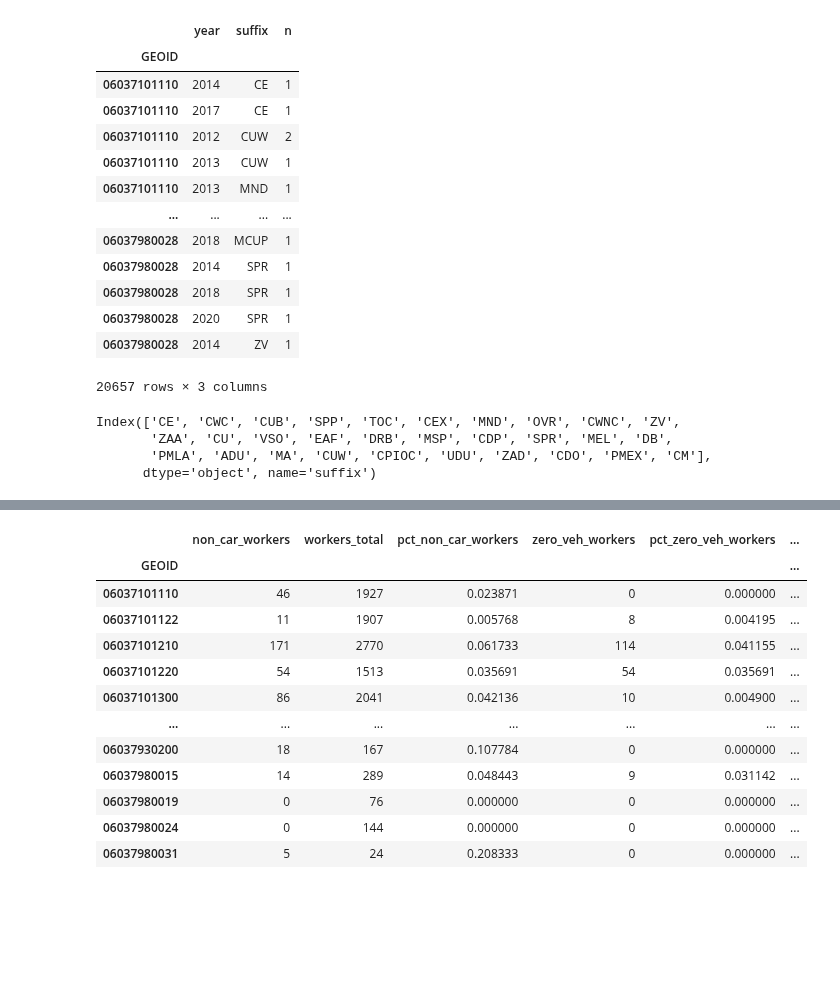
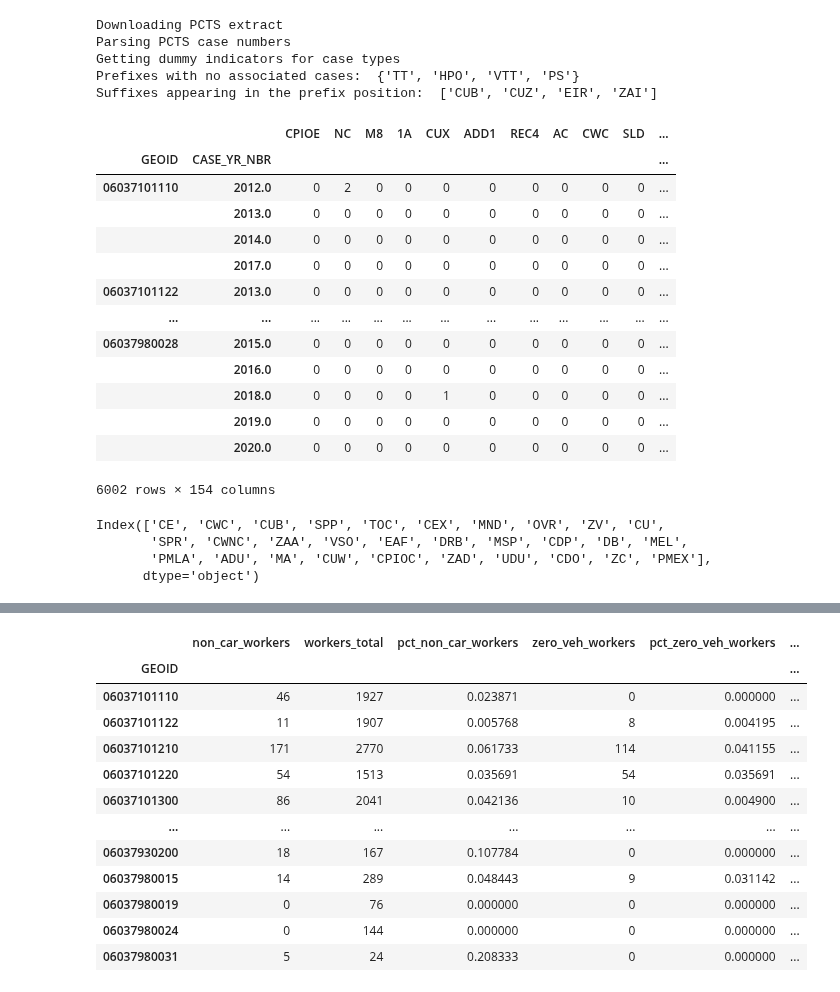
Before and after one commit to CityOfLosAngeles/planning-entitlements, a Jupyter notebook: notebooks/D2-entitlement-regression.ipynb, the cells around one changed output, grey strips where cells are left out. Saved outputs shown, nothing was run; the diff lists cells and outputs as text; code cells hidden in the pictures; blank space fills up the shorter version.

```diff
--- a/notebooks/D2-entitlement-regression.ipynb
+++ b/notebooks/D2-entitlement-regression.ipynb
@@ -47,3 +28,12 @@ suffix_counts = (all_suffixes
+# %%
+pcts = pcts_census_utils.subset_pcts(get_dummies=True, verbose=True)
+pcts = pcts_census_utils.drop_child_cases(pcts, keep_child_entitlements=True)
+# %% [output]
+Downloading PCTS extract
+Parsing PCTS case numbers
+Getting dummy indicators for case types
+Prefixes with no associated cases:  {'TT', 'HPO', 'VTT', 'PS'}
+Suffixes appearing in the prefix position:  ['CUB', 'CUZ', 'EIR', 'ZAI']
 # %%
 # Associate each PCTS entitlement case with a census tract:
 pcts = pcts.merge(
@@ -71,10 +44,9 @@ pcts_suffixes = pcts_suffixes.melt(
 # %%
 # Drop some cases which are region-wide, touching thousands of parcels,
 # or should otherwise be ignored.
-pcts_suffixes = pcts_suffixes[
-    ~pcts_suffixes.suffix.isin(("CPU", "CA", "SP", "SN", "ICO", "HPOZ", "HD", "FH"))
-]
+ignore = ["CPU", "CA", "SP", "SN", "ICO", "HPOZ", "HD"]
+pcts = pcts.drop(columns=ignore)
 # %%
-big_cases = pcts_suffixes.CASE_ID.value_counts()
+big_cases = pcts.CASE_ID.value_counts()
 big_cases = big_cases[big_cases > 10]
-pcts_suffixes = pcts_suffixes[~pcts_suffixes.CASE_ID.isin(big_cases.index)]
+pcts = pcts[~pcts.CASE_ID.isin(big_cases.index)]
@@ -81,3 +55,26 @@ pcts_suffixes = pcts_suffixes[~pcts_suffixes.CASE_ID.isin(big_cases.index)]
+# %%
+entitlement_counts = (pcts
+    [["GEOID", "CASE_YR_NBR"] + suffixes]
+    .astype({c: "Int64" for c in suffixes})
+    .groupby(["GEOID", "CASE_YR_NBR"])
+    .sum()
+)
+entitlement_counts
+# %% [output]
+|  |  | CPIOE | NC | M8 | 1A | CUX | ADD1 | REC4 | AC | CWC | SLD | ... |
+| GEOID | CASE_YR_NBR |  |  |  |  |  |  |  |  |  |  | ... |
+| 06037101110 | 2012.0 | 0 | 2 | 0 | 0 | 0 | 0 | 0 | 0 | 0 | 0 | ... |
+|  | 2013.0 | 0 | 0 | 0 | 0 | 0 | 0 | 0 | 0 | 0 | 0 | ... |
+|  | 2014.0 | 0 | 0 | 0 | 0 | 0 | 0 | 0 | 0 | 0 | 0 | ... |
+|  | 2017.0 | 0 | 0 | 0 | 0 | 0 | 0 | 0 | 0 | 0 | 0 | ... |
+| 06037101122 | 2013.0 | 0 | 0 | 0 | 0 | 0 | 0 | 0 | 0 | 0 | 0 | ... |
+| ... | ... | ... | ... | ... | ... | ... | ... | ... | ... | ... | ... | ... |
+| 06037980028 | 2015.0 | 0 | 0 | 0 | 0 | 0 | 0 | 0 | 0 | 0 | 0 | ... |
+|  | 2016.0 | 0 | 0 | 0 | 0 | 0 | 0 | 0 | 0 | 0 | 0 | ... |
+|  | 2018.0 | 0 | 0 | 0 | 0 | 1 | 0 | 0 | 0 | 0 | 0 | ... |
+|  | 2019.0 | 0 | 0 | 0 | 0 | 0 | 0 | 0 | 0 | 0 | 0 | ... |
+|  | 2020.0 | 0 | 0 | 0 | 0 | 0 | 0 | 0 | 0 | 0 | 0 | ... |
+6002 rows × 154 columns
 # %%
 # Our first pass at analyzing entitlements is to count the number
 # of cases for each census tract, to see which kinds of entitlements
@@ -92,21 +90,4 @@ entitlement_counts = entitlement_counts.assign(
 )
-# %%
-entitlement_counts
-# %% [output]
-|  | year | suffix | n |
-| GEOID |  |  |  |
-| 06037101110 | 2014 | CE | 1 |
-| 06037101110 | 2017 | CE | 1 |
-| 06037101110 | 2012 | CUW | 2 |
-| 06037101110 | 2013 | CUW | 1 |
-| 06037101110 | 2013 | MND | 1 |
-| ... | ... | ... | ... |
-| 06037980028 | 2018 | MCUP | 1 |
-| 06037980028 | 2014 | SPR | 1 |
-| 06037980028 | 2018 | SPR | 1 |
-| 06037980028 | 2020 | SPR | 1 |
-| 06037980028 | 2014 | ZV | 1 |
-20657 rows × 3 columns
 # %%
 start_year = 2010
 end_year = 2019
@@ -114,11 +95,16 @@ end_year = 2019
 year_condition = entitlement_counts.year > start_year
 
 entitlement_subset = entitlement_counts[year_condition]
-most_common_entitlements = entitlement_subset[["suffix", "n"]].groupby("suffix").sum()
-include_entitlements = most_common_entitlements.sort_values("n", ascending=False).head(30).index
+include_entitlements = (
+    entitlement_subset[suffixes]
+    .sum()
+    .sort_values(ascending=False)
+    .head(30)
+    .index
+)
 include_entitlements
 # %% [output]
-Index(['CE', 'CWC', 'CUB', 'SPP', 'TOC', 'CEX', 'MND', 'OVR', 'CWNC', 'ZV',
-       'ZAA', 'CU', 'VSO', 'EAF', 'DRB', 'MSP', 'CDP', 'SPR', 'MEL', 'DB',
-       'PMLA', 'ADU', 'MA', 'CUW', 'CPIOC', 'UDU', 'ZAD', 'CDO', 'PMEX', 'CM'],
-      dtype='object', name='suffix')
+Index(['CE', 'CWC', 'CUB', 'SPP', 'TOC', 'CEX', 'MND', 'OVR', 'ZV', 'CU',
+       'SPR', 'CWNC', 'ZAA', 'VSO', 'EAF', 'DRB', 'MSP', 'CDP', 'DB', 'MEL',
+       'PMLA', 'ADU', 'MA', 'CUW', 'CPIOC', 'ZAD', 'UDU', 'CDO', 'ZC', 'PMEX'],
+      dtype='object')
```
Also changed, not shown: parts of 17 cells of this notebook.
